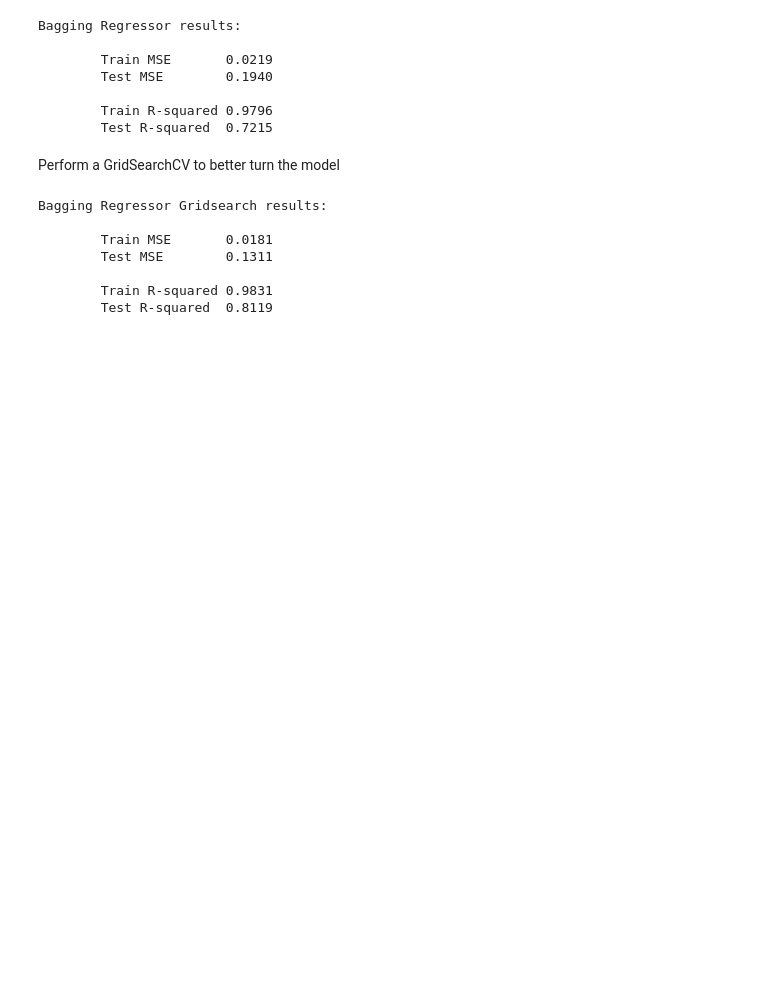
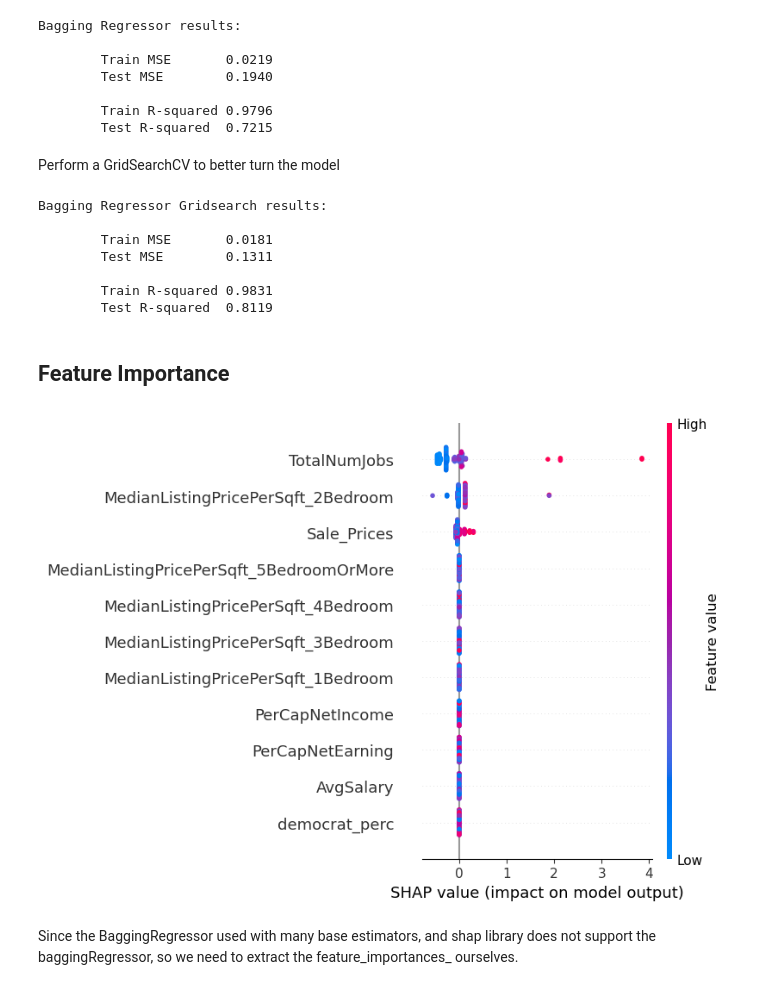
Before and after one commit to RenhaoL/CS109A_AC209A_Fall22_final_project, a Jupyter notebook: src/random_forest_bagging_regression_model.ipynb, the cells around one changed output. Drawn from its saved outputs; the diff is of its cells as text; code cells hidden in the pictures; blank space fills up the shorter version.

Commit message:
add model importance

```diff
--- a/src/random_forest_bagging_regression_model.ipynb
+++ b/src/random_forest_bagging_regression_model.ipynb
@@ -94,7 +100,7 @@ gsc_rfr = GridSearchCV(
         },
         cv=5, scoring='neg_mean_squared_error', verbose=0, n_jobs=-1)
 
-grid_result_rfr = gsc_rfr.fit(X_train, y_train)
+grid_result_rfr = gsc_rfr.fit(X_train, y_train.values.ravel())
 best_params_rfr = grid_result_rfr.best_params_
 
 grid_rfr = RandomForestRegressor(max_depth = best_params_rfr["max_depth"], n_estimators=best_params_rfr["n_estimators"], bootstrap=True, random_state=300, verbose=False)
@@ -178,13 +186,13 @@ gsc_br = GridSearchCV(
         cv=10, scoring='neg_mean_squared_error', n_jobs=-1)
 
 
-grid_result_br = gsc_br.fit(X_train, y_train)
+grid_result_br = gsc_br.fit(X_train, y_train.values.ravel())
 best_params_br = grid_result_br.best_params_
 
 grid_bagging = BaggingRegressor(base_estimator=DecisionTreeRegressor(max_depth=best_params_br["base_estimator__max_depth"], random_state=300),
                                 n_estimators=best_params_br["n_estimators"], random_state=300)
 
-grid_bagging.fit(X_train, y_train)
+grid_bagging.fit(X_train, y_train.values.ravel())
 
 # prediction
 y_train_GridCV_predict = grid_bagging.predict(X_train)
@@ -217,3 +225,14 @@ Bagging Regressor Gridsearch results:
 
         Train R-squared 0.9831
         Test R-squared  0.8119
+# %% [markdown]
+## Feature Importance
+# %%
+explainer_baggingRegressor = shap.TreeExplainer(grid_rfr)
+shap_values = explainer_baggingRegressor.shap_values(X_train)
+
+shap.summary_plot(shap_values, X_train, title="RandomForestRegressor Feature Importance (Train)")
+# %% [output]
+[figure, added]
+# %% [markdown]
+Since the BaggingRegressor used with many base estimators, and shap library does not support the baggingRegressor, so we need to extract the feature_importances_ ourselves.
```
Also changed, not shown: parts of 5 cells of this notebook, 2 other files.
